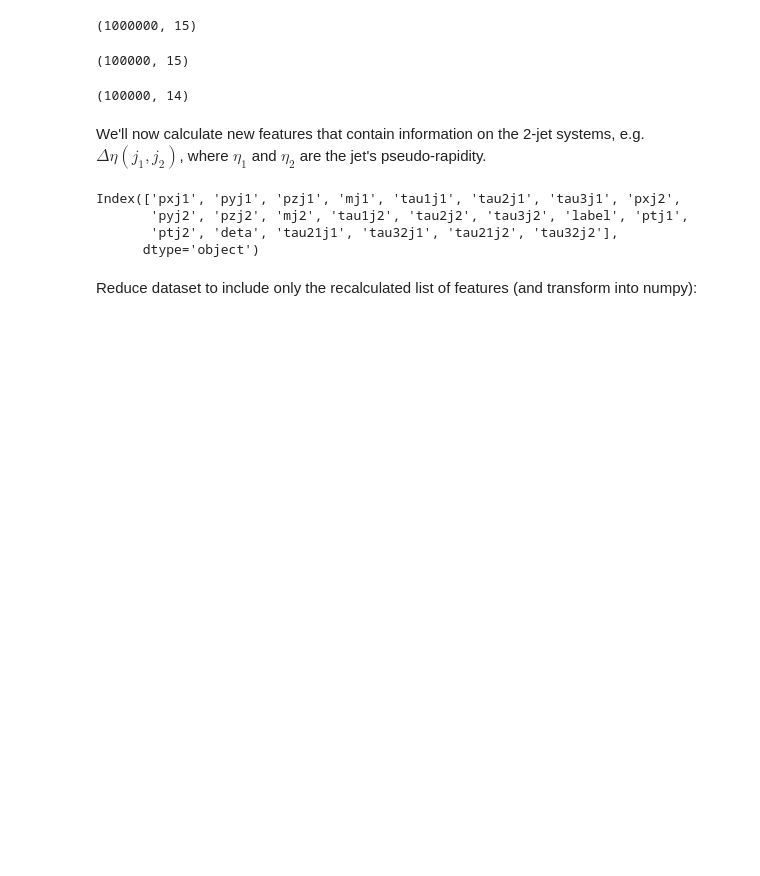
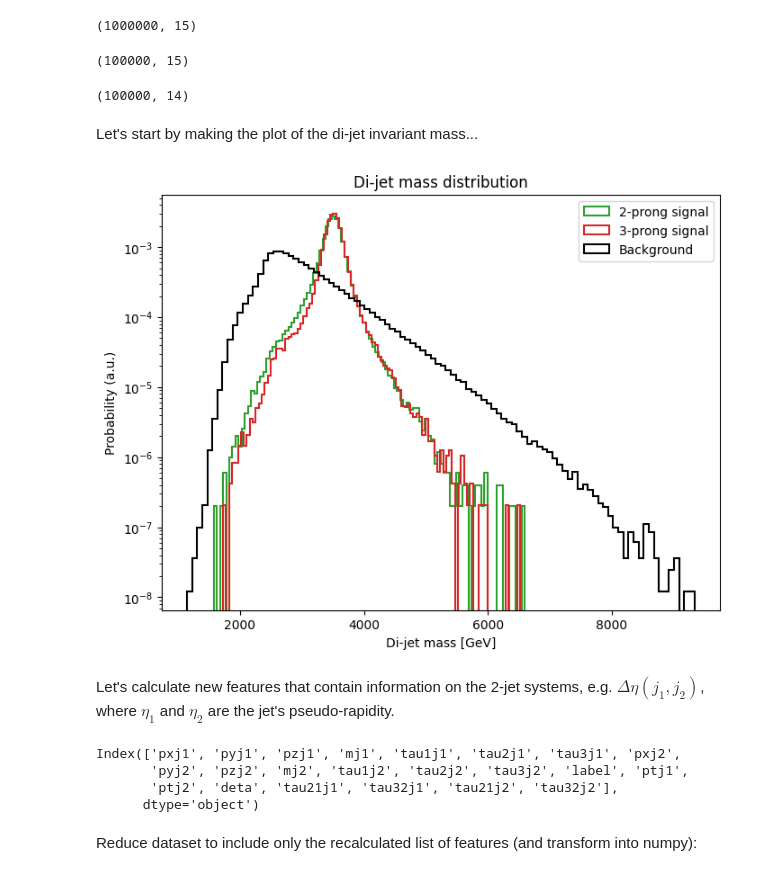
Before and after one commit to vischia/lisbon-ml-school, a Jupyter notebook: exercise_4.ipynb, the cells around one changed output. Drawn from its saved outputs; the diff is of its cells as text; code cells hidden in the pictures; blank space fills up the shorter version.

```diff
--- a/exercise_4.ipynb
+++ b/exercise_4.ipynb
@@ -176,8 +167,35 @@ df_signal_three = pd.read_hdf(os.environ["DATAPATH"] + '/3prongSignal.h5')
 df_signal_three.shape
 # %% [output]
 (100000, 14)
+# %% [markdown]
+Let's start by making the plot of the di-jet invariant mass...
+# %%
+# use vector do make a 4-vector sum and calculate the mass
+def get_dijet_mass(df):
+  jet1_p4 = vector.zip({'px': df['pxj1'], 'py': df['pyj1'], 'pz': df['pzj1'], 'mass': df['mj1']})
+  jet2_p4 = vector.zip({'px': df['pxj2'], 'py': df['pyj2'], 'pz': df['pzj2'], 'mass': df['mj2']})
+  dijet = jet1_p4 + jet2_p4
+  return dijet.mass
+
+sigtwo_dijet_mass = get_dijet_mass(df_signal_two)
+sigthree_dijet_mass = get_dijet_mass(df_signal_three)
+bkg_dijet_mass = get_dijet_mass(df_bkg)
+# %%
+# make a plot
+plt.figure(figsize=(8,6))
+plt.hist(sigtwo_dijet_mass, bins=100, label="2-prong signal", color="C2", density = True, histtype='step', linewidth=1.5)
+plt.hist(sigthree_dijet_mass, bins=100, label="3-prong signal", color="C3", density = True, histtype='step', linewidth=1.5)
+plt.hist(bkg_dijet_mass, bins=100, label="Background", color="black", density = True, histtype='step', linewidth=1.5)
+plt.yscale('log')
+plt.xlabel("Di-jet mass [GeV]")
+plt.ylabel("Probability (a.u.)")
+plt.title('Di-jet mass distribution')
+plt.legend(loc='best')
+plt.show()
+# %% [output]
+[figure, added]
 # %% [markdown]
-We'll now calculate new features that contain information on the 2-jet systems, e.g. $\Delta \eta (j_1,j_2)$, where $\eta_1$ and $\eta_2$ are the jet's pseudo-rapidity.
+Let's calculate new features that contain information on the 2-jet systems, e.g. $\Delta \eta (j_1,j_2)$, where $\eta_1$ and $\eta_2$ are the jet's pseudo-rapidity.
 # %%
 def recalc_features(ds_original):
     ds = ds_original.copy()
```
Also changed, not shown: parts of 9 cells of this notebook.
